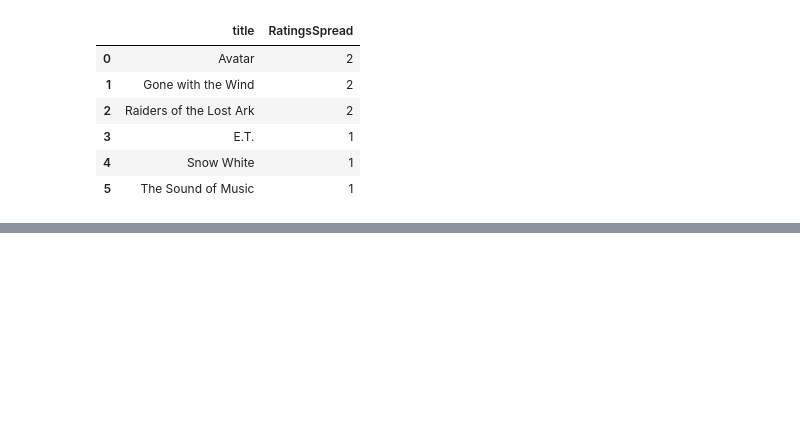
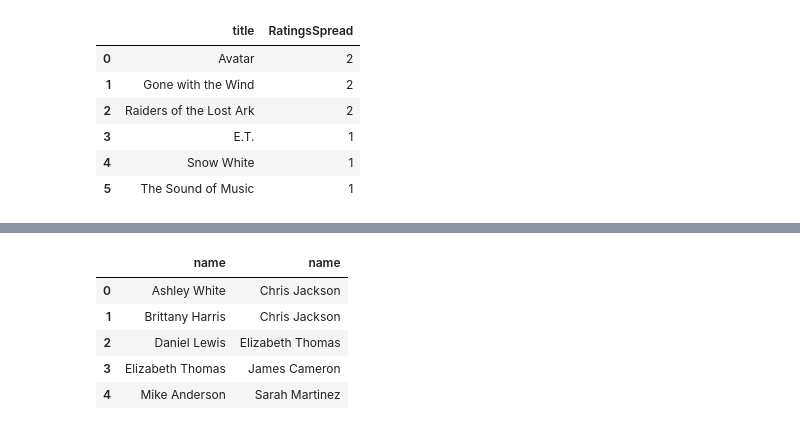
Before and after one commit to jmolds/SQL-reference-guide, a Jupyter notebook: SQL reference guide 9 -- Movie-Review excercises.ipynb, the cells around one changed output, grey strips where cells are left out. Saved outputs shown, nothing was run; the diff lists cells and outputs as text; code cells hidden in the pictures; blank space fills up the shorter version.

```diff
--- a/SQL reference guide 9 -- Movie-Review excercises.ipynb
+++ b/SQL reference guide 9 -- Movie-Review excercises.ipynb
@@ -289,0 +383,14 @@ df = pd.read_sql_query("""
+# %%
+df = pd.read_sql_query("""
+    SELECT DISTINCT X.name, Y.name
+    FROM (Rating INNER JOIN Reviewer using(rID)) as X, (Rating join Reviewer using(rID)) as Y
+    WHERE Y.name > X.name and X.mID = Y.mID
+    ORDER by X.name
+""", conn);df
+# %% [output]
+|  | name | name |
+| 0 | Ashley White | Chris Jackson |
+| 1 | Brittany Harris | Chris Jackson |
+| 2 | Daniel Lewis | Elizabeth Thomas |
+| 3 | Elizabeth Thomas | James Cameron |
+| 4 | Mike Anderson | Sarah Martinez |
```
Also changed, not shown: parts of 19 cells of this notebook, 1 other file.
